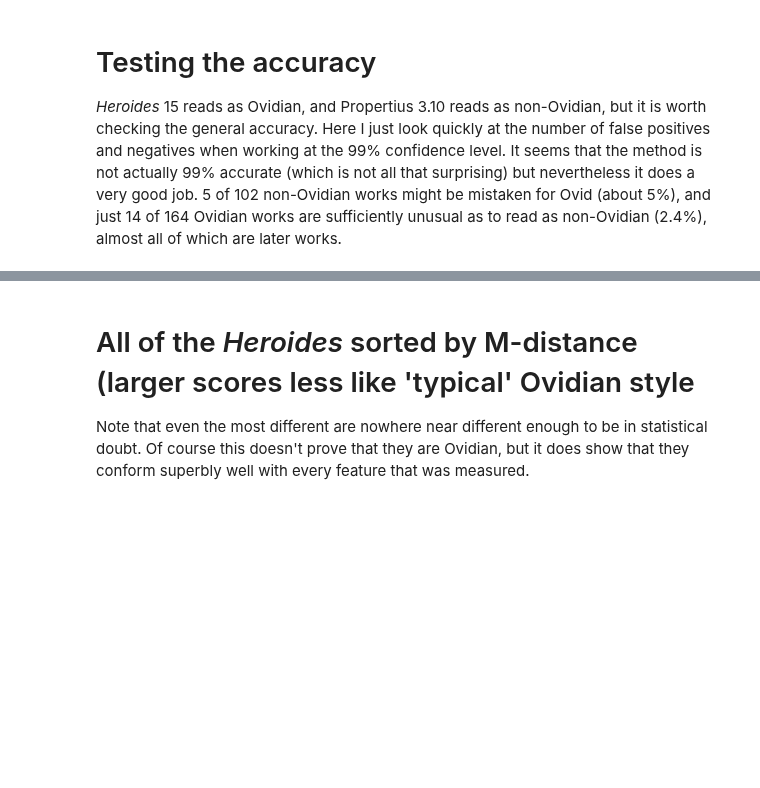
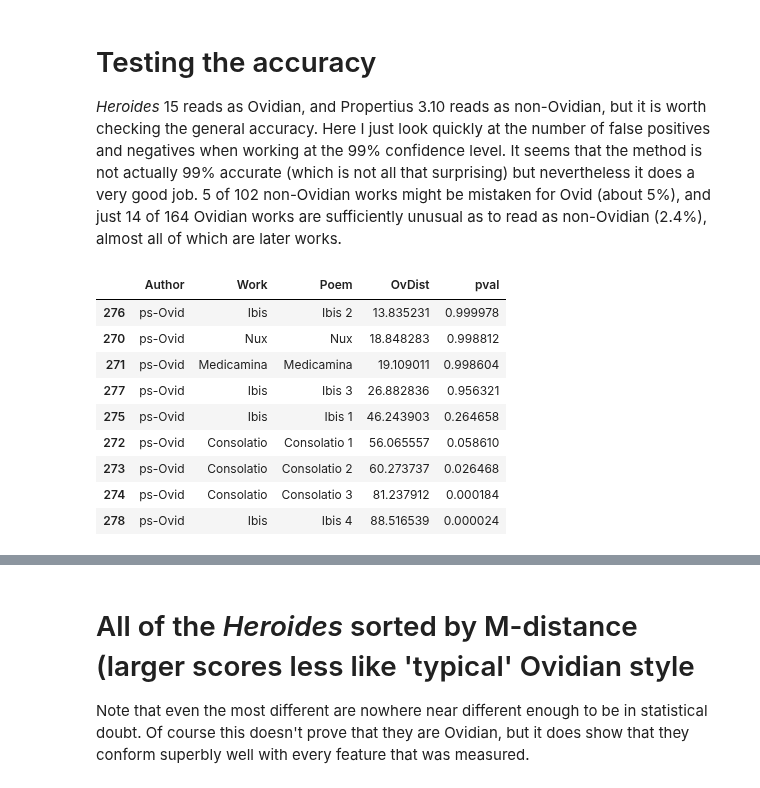
Before and after one commit to bnagy/nux-paper, a Jupyter notebook: repro/eleg_maha.ipynb, the cells around one changed output, grey strips where cells are left out. Saved outputs shown, nothing was run; the diff lists cells and outputs as text; code cells hidden in the pictures; blank space fills up the shorter version.

```diff
--- a/repro/eleg_maha.ipynb
+++ b/repro/eleg_maha.ipynb
@@ -223,6 +212,19 @@ dist_vecs = corpus.apply(maha_from_ovid, args=(ovid_dist, 0.0), axis=1)
 dists = corpus.copy()
 dists.insert(3, "OvDist", dist_vecs[0])
 dists.insert(4, "pval", dist_vecs[1])
+# %%
+dists[dists.Author == "ps-Ovid"].sort_values(by="OvDist").iloc[:, :5]
+# %% [output]
+|  | Author | Work | Poem | OvDist | pval |
+| 276 | ps-Ovid | Ibis | Ibis 2 | 13.835231 | 0.999978 |
+| 270 | ps-Ovid | Nux | Nux | 18.848283 | 0.998812 |
+| 271 | ps-Ovid | Medicamina | Medicamina | 19.109011 | 0.998604 |
+| 277 | ps-Ovid | Ibis | Ibis 3 | 26.882836 | 0.956321 |
+| 275 | ps-Ovid | Ibis | Ibis 1 | 46.243903 | 0.264658 |
+| 272 | ps-Ovid | Consolatio | Consolatio 1 | 56.065557 | 0.058610 |
+| 273 | ps-Ovid | Consolatio | Consolatio 2 | 60.273737 | 0.026468 |
+| 274 | ps-Ovid | Consolatio | Consolatio 3 | 81.237912 | 0.000184 |
+| 278 | ps-Ovid | Ibis | Ibis 4 | 88.516539 | 0.000024 |
 # %%
 # false positives - non-Ovidian detected as Ovid
 
```
Also changed, not shown: parts of 14 cells of this notebook.
